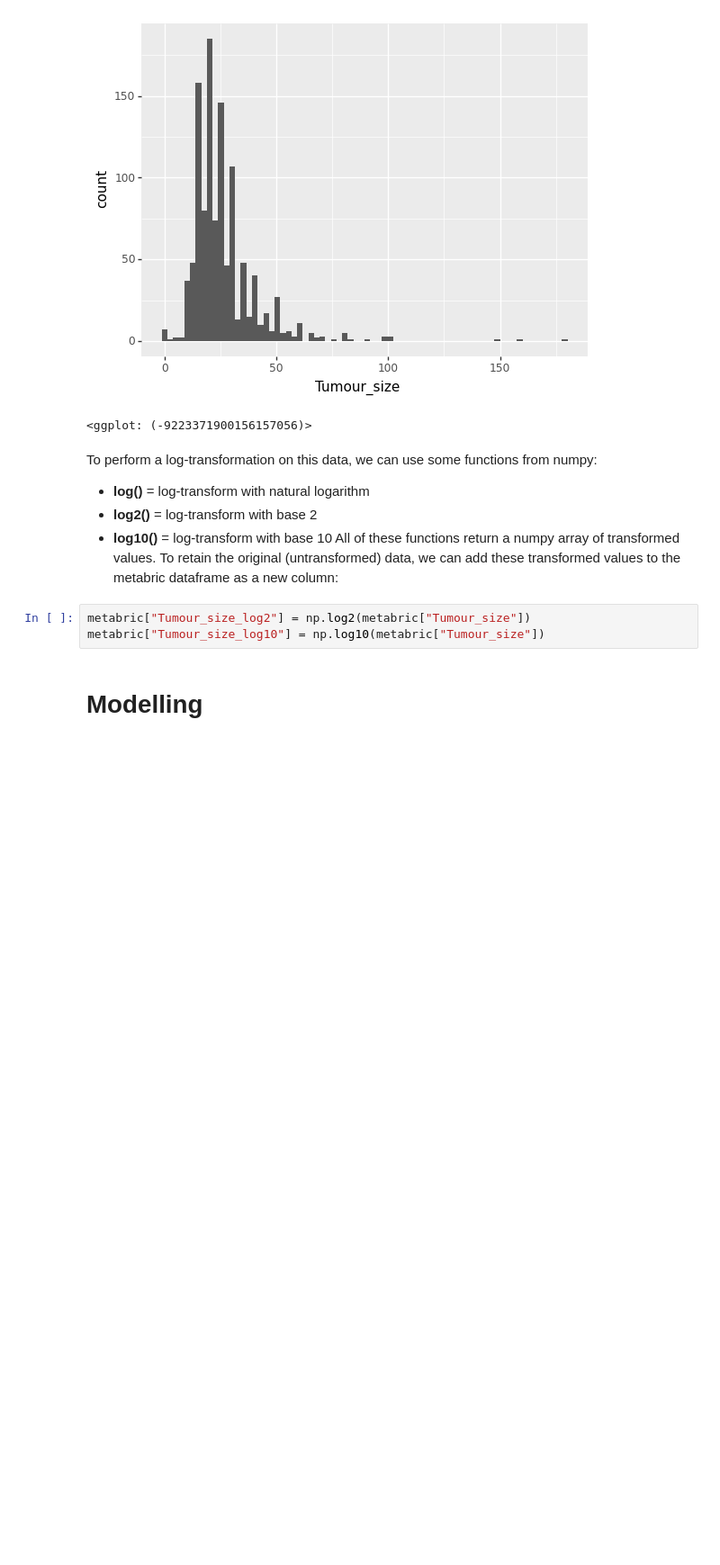
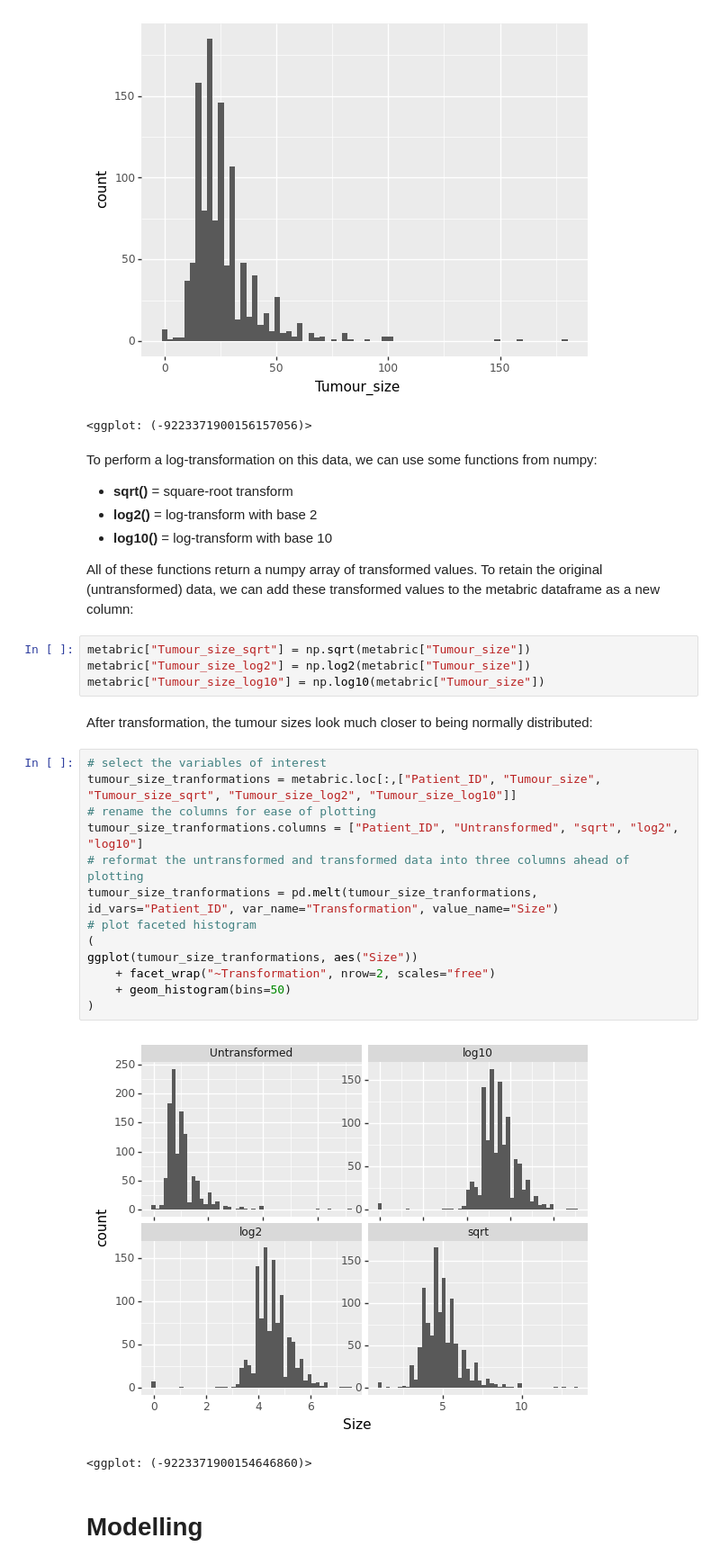
Before and after one commit to semacu/data-science-python, a Jupyter notebook: notebooks/week5_lecture.ipynb, the cells around one changed output. Shown at 90% size. Saved outputs shown, nothing was run; the diff lists cells and outputs as text; blank space fills up the shorter version.

Commit message:
Added sqrt transform

```diff
--- a/notebooks/week5_lecture.ipynb
+++ b/notebooks/week5_lecture.ipynb
@@ -209,13 +209,33 @@ ggplot(metabric, aes("Tumour_size"))
 <ggplot: (-9223371900156157056)>
 # %% [markdown]
 To perform a log-transformation on this data, we can use some functions from numpy:
-- **log()** = log-transform with natural logarithm
+- **sqrt()** = square-root transform
 - **log2()** = log-transform with base 2
 - **log10()** = log-transform with base 10
+
 All of these functions return a numpy array of transformed values. To retain the original (untransformed) data, we can add these transformed values to the metabric dataframe as a new column:
 # %%
+metabric["Tumour_size_sqrt"] = np.sqrt(metabric["Tumour_size"])
 metabric["Tumour_size_log2"] = np.log2(metabric["Tumour_size"])
 metabric["Tumour_size_log10"] = np.log10(metabric["Tumour_size"])
+# %% [markdown]
+After transformation, the tumour sizes look much closer to being normally distributed:
+# %%
+# select the variables of interest
+tumour_size_tranformations = metabric.loc[:,["Patient_ID", "Tumour_size", "Tumour_size_sqrt", "Tumour_size_log2", "Tumour_size_log10"]]
+# rename the columns for ease of plotting
+tumour_size_tranformations.columns = ["Patient_ID", "Untransformed", "sqrt", "log2", "log10"]
+# reformat the untransformed and transformed data into three columns ahead of plotting
+tumour_size_tranformations = pd.melt(tumour_size_tranformations, id_vars="Patient_ID", var_name="Transformation", value_name="Size")
+# plot faceted histogram
+(
+ggplot(tumour_size_tranformations, aes("Size"))
+    + facet_wrap("~Transformation", nrow=2, scales="free")
+    + geom_histogram(bins=50)
+)
+# %% [output]
+[figure, added]
+<ggplot: (-9223371900154646860)>
 # %% [markdown]
 # Modelling
 # %% [markdown]
```
Also changed, not shown: parts of 2 cells of this notebook.
